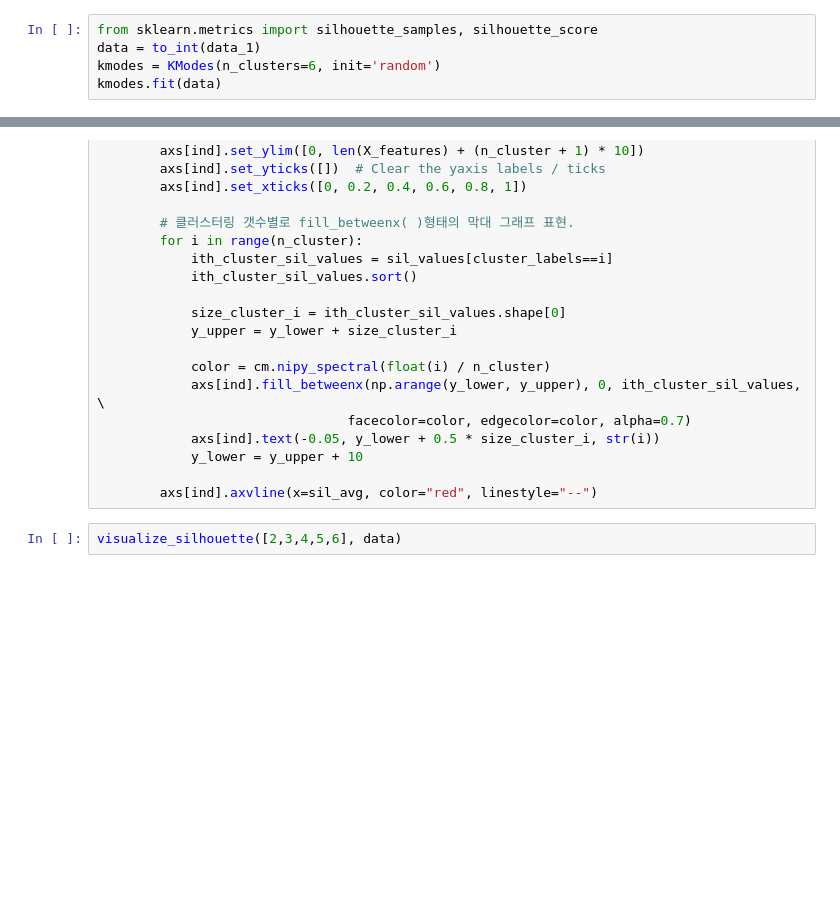
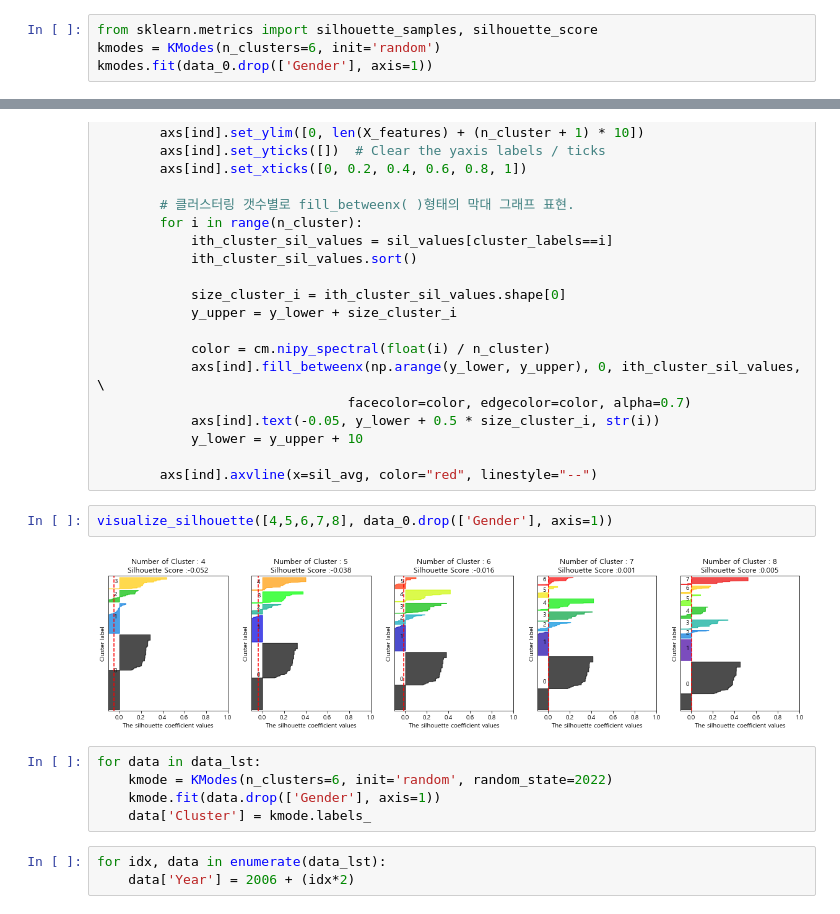
Before and after one commit to luckyspia/GAP, a Jupyter notebook: New_Aging_Survey/2. Analysis.ipynb, the cells around one changed output, grey strips where cells are left out. Drawn from its saved outputs; the diff is of its cells as text; blank space fills up the shorter version.

```diff
--- a/New_Aging_Survey/2. Analysis.ipynb
+++ b/New_Aging_Survey/2. Analysis.ipynb
@@ -52,5 +101,4 @@ for idx, df in enumerate(df_lst):
 # %%
 from sklearn.metrics import silhouette_samples, silhouette_score
-data = to_int(data_1)
 kmodes = KModes(n_clusters=6, init='random')
-kmodes.fit(data)
+kmodes.fit(data_0.drop(['Gender'], axis=1))
@@ -108,5 +162,15 @@ def visualize_silhouette(cluster_lists, X_features):
             y_lower = y_upper + 10
 
         axs[ind].axvline(x=sil_avg, color="red", linestyle="--")
-# %%
-visualize_silhouette([2,3,4,5,6], data)
+# %%
+visualize_silhouette([4,5,6,7,8], data_0.drop(['Gender'], axis=1))
+# %% [output]
+[figure, added]
+# %%
+for data in data_lst:
+    kmode = KModes(n_clusters=6, init='random', random_state=2022)
+    kmode.fit(data.drop(['Gender'], axis=1))
+    data['Cluster'] = kmode.labels_
+# %%
+for idx, data in enumerate(data_lst):
+    data['Year'] = 2006 + (idx*2)
```
Also changed, not shown: parts of 34 cells of this notebook.
